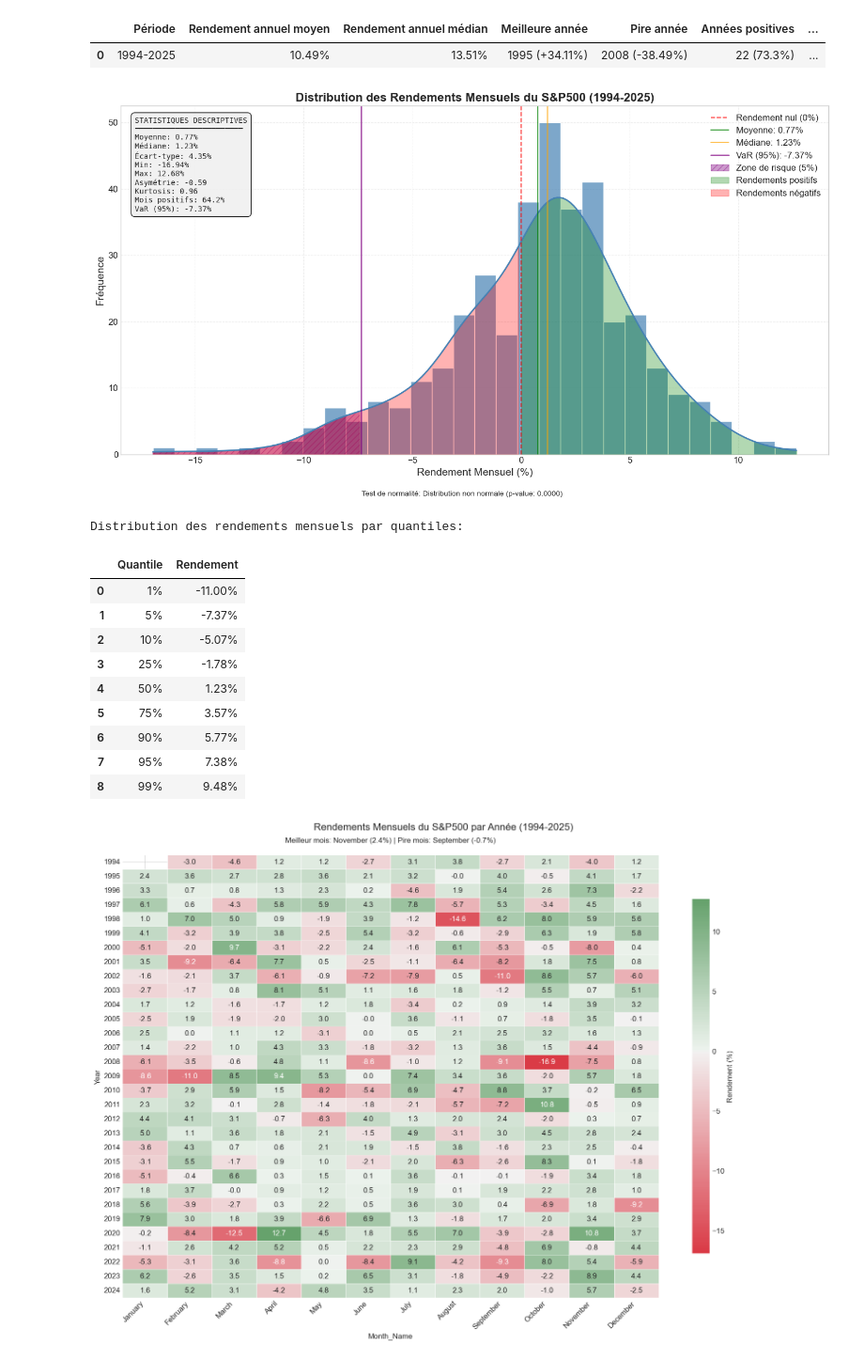
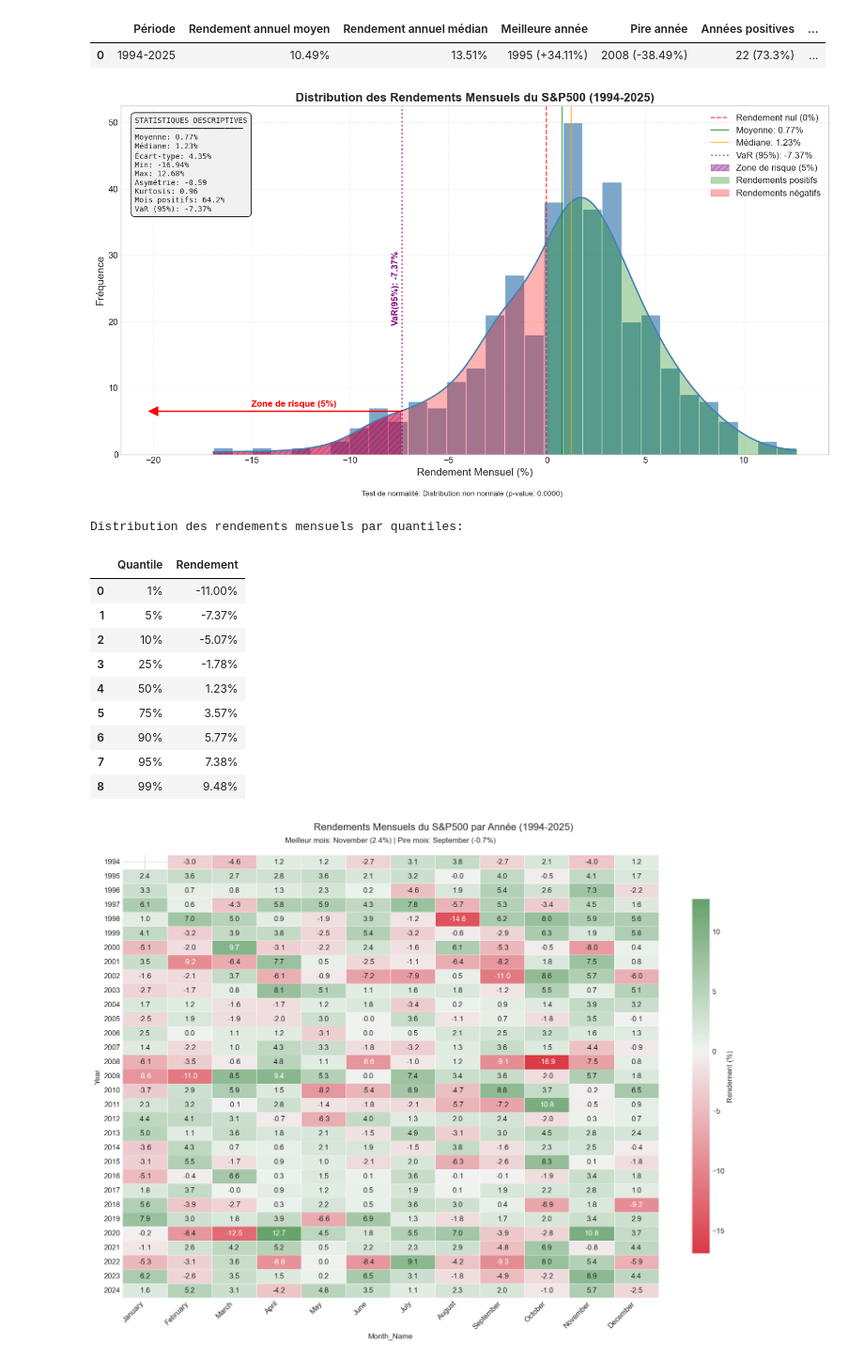
Before and after one commit to Felipebarcon/SP500-30YR-RERURN-ANALYSIS, a Jupyter notebook: sample.ipynb, the cells around one changed output. Shown at 94% size. Cells and saved outputs as stored; diff of their text form; code cells hidden in the pictures.

```diff
--- a/sample.ipynb
+++ b/sample.ipynb
@@ -630,8 +630,17 @@ plt.axvline(x=monthly_df['Monthly_Return_%'].median(), color='orange', linestyle
 
 # Ajout de la ligne et zone VaR (95%)
 var_95 = np.percentile(monthly_df['Monthly_Return_%'], 5)  # Value at Risk (95%)
-plt.axvline(x=var_95, color='purple', linestyle='-', linewidth=2,
+plt.axvline(x=var_95, color='purple', linestyle='dotted', linewidth=2,
            alpha=0.7, label=f'VaR (95%): {var_95:.2f}%')
+
+# Ajout du libellé sous la ligne VaR(95%)
+# Calculer une position y appropriée (25% de la hauteur maximale de la densité)
+kde_y_max = np.max(ax.lines[0].get_data()[1])
+y_position = kde_y_max * 0.5  # Position à 50% de la hauteur maximale
+
+# Ajouter l'annotation avec rotation pour qu'elle soit lisible
+plt.text(var_95 - 0.5, y_position, f'VaR(95%): {var_95:.2f}%',
+         color='purple', fontweight='bold', rotation=90, va='bottom')
 
 # Coloration de la zone VaR
 pos_kde = ax.lines[0].get_data()
@@ -639,6 +648,22 @@ x_var = pos_kde[0][pos_kde[0] <= var_95]
 y_var = pos_kde[1][pos_kde[0] <= var_95]
 plt.fill_between(x_var, y_var, alpha=0.4, color='purple', hatch='///',
                 label='Zone de risque (5%)')
+
+# Ajout d'une ligne horizontale rouge pour indiquer la zone de risque
+# Trouver l'index correspondant au var_95 dans les données KDE
+var_index = np.argmin(np.abs(pos_kde[0] - var_95))
+y_height = pos_kde[1][var_index]  # Hauteur au point de la VaR
+
+# Tracer une ligne horizontale vers la gauche
+plt.hlines(y=y_height, xmin=min_value, xmax=var_95, colors='red', linestyles='solid', linewidth=2)
+
+# Ajouter une pointe de flèche à gauche
+plt.scatter(min_value, y_height, marker='<', s=150, color='red')
+
+# Ajouter le libellé sous la ligne horizontale
+plt.text(min_value + 5, y_height + (0.1 * np.max(y_var)),
+         "Zone de risque (5%)", color='red', fontweight='bold',
+         bbox=dict(facecolor='white', alpha=0.7, edgecolor='none', pad=1))
 
 # Coloration des zones de rendements
 # Définition des points pour les zones négatives/positives
@@ -688,34 +713,34 @@ stats_text = (
 # Ajout d'une boîte de texte élégante
 plt.annotate(stats_text, xy=(0.02, 0.97), xycoords='axes fraction',
              bbox=dict(boxstyle="round,pad=0.5", fc="#f0f0f0", ec="black", alpha=0.9),
              va='top', fontsize=10, fontfamily='monospace')
 
 # Ajout d'une légende
 plt.legend(loc='upper right', framealpha=0.9)
 
 # Test de normalité
 from scipy import stats
 stat, p_value = stats.normaltest(monthly_df['Monthly_Return_%'])
 normality_result = "normale" if p_value > 0.05 else "non normale"
 plt.figtext(0.5, 0.01, f"Test de normalité: Distribution {normality_result} (p-value: {p_value:.4f})",
            ha="center", fontsize=10, bbox={"facecolor":"white", "alpha":0.5, "pad":5})
 
 plt.tight_layout(rect=[0, 0.03, 1, 0.97])  # Ajustement pour le texte du bas
 plt.show()
 
 # Tableau de statistiques par quantiles
 quantiles = [0.01, 0.05, 0.10, 0.25, 0.50, 0.75, 0.90, 0.95, 0.99]
 quantile_values = [np.percentile(monthly_df['Monthly_Return_%'], q*100) for q in quantiles]
 
 quantile_df = pd.DataFrame({
     'Quantile': [f"{q*100:.0f}%" for q in quantiles],
     'Rendement': [f"{val:.2f}%" for val in quantile_values]
 })
 
 print("Distribution des rendements mensuels par quantiles:")
 display(quantile_df)
 # %% [output]
-[figure, old version]
+[figure, new version]
 Distribution des rendements mensuels par quantiles:
 |  | Quantile | Rendement |
 | 0 | 1% | -11.00% |
```
